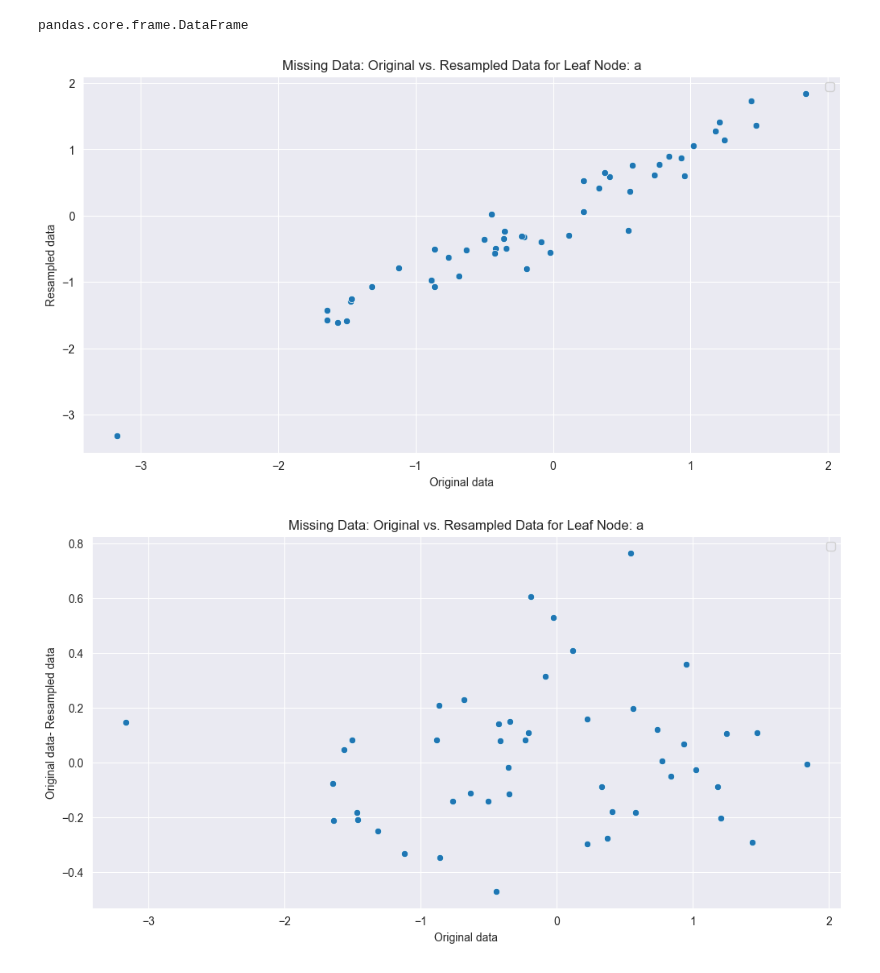
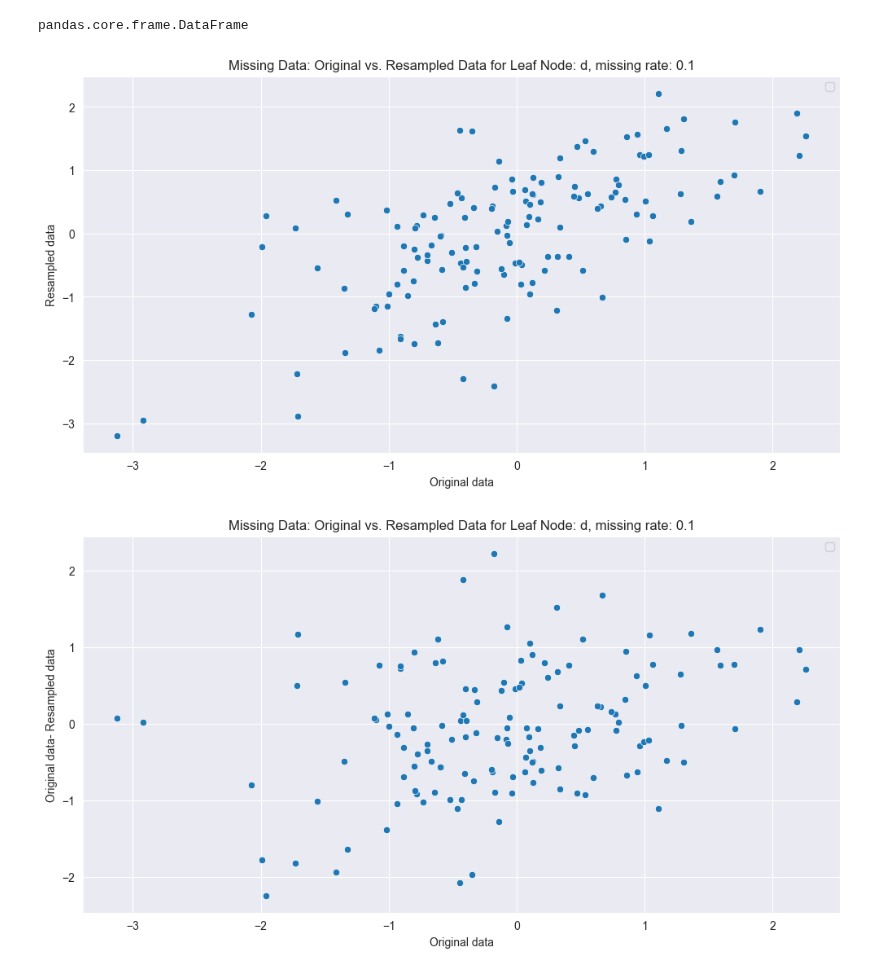
Before and after one commit to human-technology-institute/structure_learning, a Jupyter notebook: examples/test_missingness.ipynb, the cells around one changed output. Drawn from its saved outputs; the diff is of its cells as text; code cells hidden in the pictures.

```diff
--- a/examples/test_missingness.ipynb
+++ b/examples/test_missingness.ipynb
@@ -24,6 +25,6 @@ np.random.seed(100)
 # %% [markdown]
 Testing new class Node - NIW_BGe_GlobalPrior_Node
 # %%
-synthetic_data = SyntheticDataset(num_nodes=5, num_obs=500, node_labels=[chr(ord('a') + i) for i in range(5)], degree=2)
+synthetic_data = SyntheticDataset(num_nodes=5, num_obs=1500, node_labels=[chr(ord('a') + i) for i in range(5)], degree=2)
 scaled_data = synthetic_data.data.standardise()
 # %% [output]
@@ -255,7 +474,7 @@ for target_col in scaled_data.columns:
 
     models[target_col] = niw_node
 # %%
-resampled_NAN_data = sample_missing_values(simulating_data_with_missingness,  synthetic_data.graph, models)
+resampled_NAN_data = sample_missing_values2(simulating_data_with_missingness,  synthetic_data.graph, models)
 # %%
 resampled_NAN_data.values.isna().sum(axis=0)
 # %% [output]
@@ -277,28 +496,28 @@ pandas.core.frame.DataFrame
 # %%
 # histogram of the original data and the resampled data for the leaf node - not overlapping
 plt.figure(figsize=(12, 6))
 
 sns.scatterplot(x=scaled_data.values.loc[missing_mask, leaf_node], y=resampled_NAN_data.values.loc[missing_mask, leaf_node])
 
-plt.title(f'Missing Data: Original vs. Resampled Data for Leaf Node: {leaf_node}')
+plt.title(f'Missing Data: Original vs. Resampled Data for Leaf Node: {leaf_node}, missing rate: {missing_rate}')
 plt.xlabel('Original data')
 plt.ylabel('Resampled data')
 plt.legend()
 plt.show()
 
 plt.figure(figsize=(12, 6))
 
 sns.scatterplot(x=scaled_data.values.loc[missing_mask, leaf_node],
                 y=scaled_data.values.loc[missing_mask, leaf_node] - resampled_NAN_data.values.loc[missing_mask, leaf_node])
 
-plt.title(f'Missing Data: Original vs. Resampled Data for Leaf Node: {leaf_node}')
+plt.title(f'Missing Data: Original vs. Resampled Data for Leaf Node: {leaf_node}, missing rate: {missing_rate}')
 plt.xlabel('Original data')
 plt.ylabel('Original data- Resampled data')
 plt.legend()
 plt.show()
 # %% [output]
-[figure, old version]
+[figure, new version]
-[figure, old version]
+[figure, new version]
 # %%
 NAN_res = []
 for _ in range(1000):
```
Also changed, not shown: parts of 32 cells of this notebook, 2 other files.
